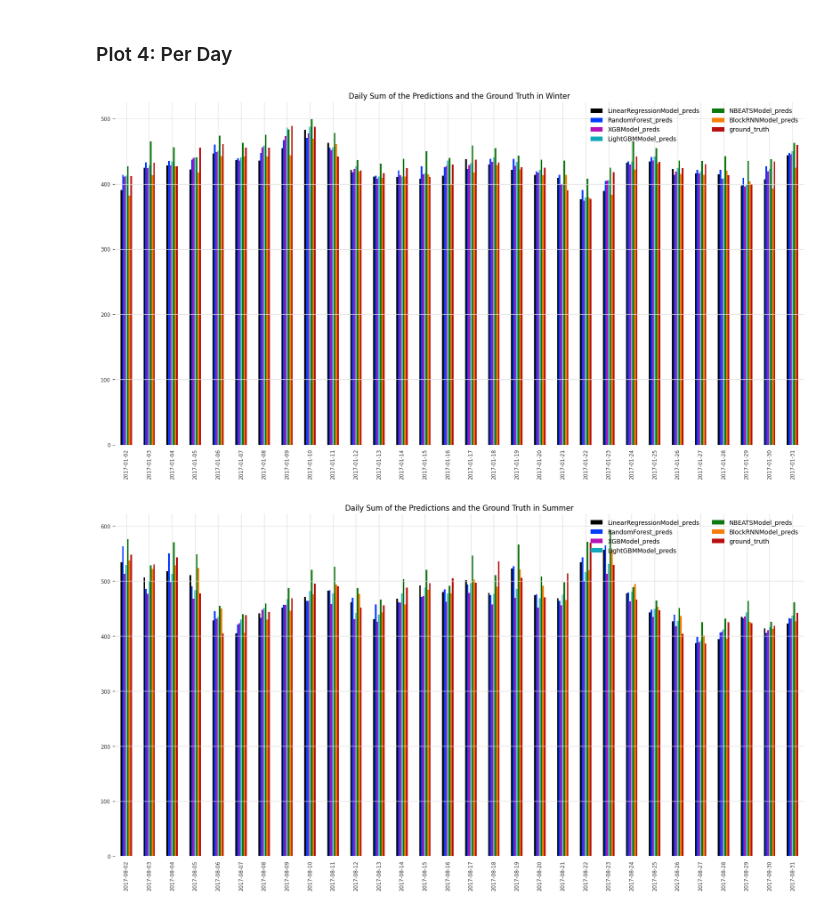
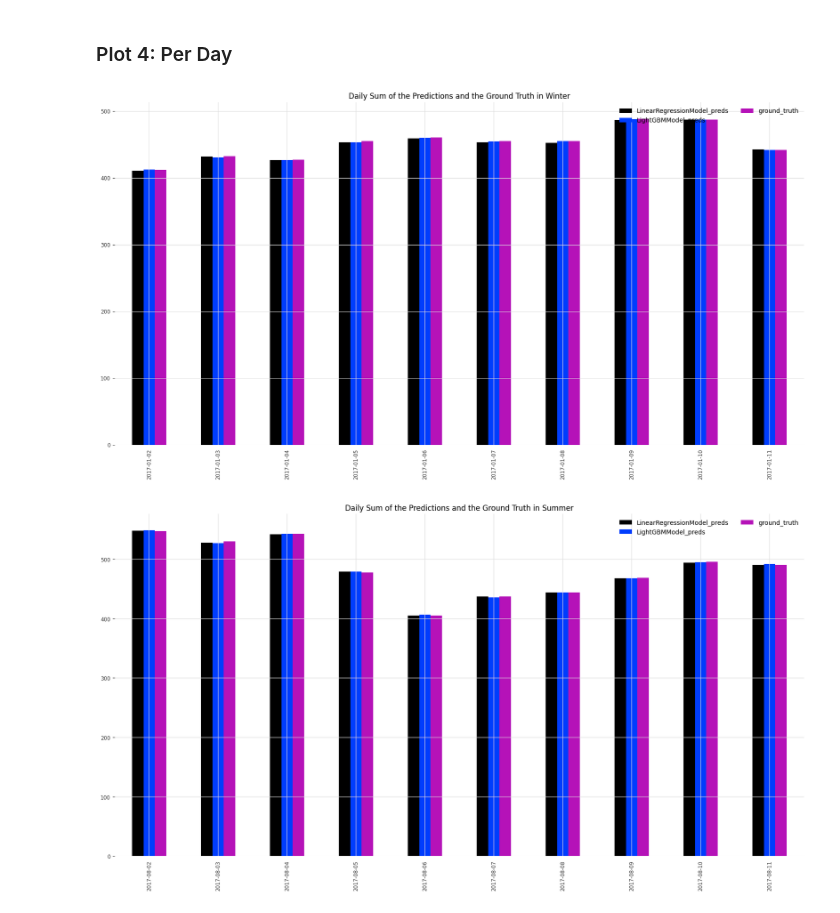
Before and after one commit to tsbyq/WattCast, a Jupyter notebook: bin/forecasting_results.ipynb, the cells around one changed output. Saved outputs shown, nothing was run; the diff lists cells and outputs as text; code cells hidden in the pictures.

```diff
--- a/bin/forecasting_results.ipynb
+++ b/bin/forecasting_results.ipynb
@@ -62,13 +68,13 @@ for file_name in os.listdir(dir_path):
 
 
 config_dataset = {
-    'spatial_scale': '1_county',
-    'temp_resolution': 60,
-    'location': 'New_York',
+    'spatial_scale': '3_village',
+    'temp_resolution': 15,
+    'location': 'village_2',
 }
 
 config_modeldesign = {'boxcox': True,
-                    'horizon_in_hours': 24, # in hours
+                    'horizon_in_hours': 1, # in hours
                     'lookback_in_hours': 24, # in hours
                     'liklihood': None,
                     'weather': True,
@@ -77,8 +83,16 @@ config_modeldesign = {'boxcox': True,
                     }
 
 
+if config_dataset['temp_resolution'] == 60:
+     timestep_encoding = ["hour"]
+elif config_dataset['temp_resolution'] == 15:
+     timestep_encoding = ['quarter']
+else:
+    timestep_encoding = ["hour", "minute"]
+
+
 config_encoders =  {
-                    "cyclic": {"future": ["hour"]},
+                    "cyclic": {"future": timestep_encoding},
                     "position": {"future": ["relative"]},
                     "datetime_attribute": { "future": ["dayofweek", "week"]},
                     }
@@ -102,7 +125,7 @@ timesteps_per_hour = int(60 / config.temp_resolution)
 n_lags = config.lookback_in_hours * timesteps_per_hour
 n_ahead = config.horizon_in_hours * timesteps_per_hour
 list_metrics = [smape, mape, rmse, r2_score, mae] # evaluation metrics
-eval_stride = n_ahead // 6 # prediction stride for evaluation
+eval_stride = int(np.sqrt(n_ahead))
 # Loading Data
 df_train = pd.read_hdf(os.path.join(dir_path, f'{config.spatial_scale}.h5'), key=f'{config.location}/{config.temp_resolution}min/train_target')
 df_val = pd.read_hdf(os.path.join(dir_path, f'{config.spatial_scale}.h5'), key=f'{config.location}/{config.temp_resolution}min/val_target')
@@ -249,12 +274,16 @@ model_instances = [
                     block_rnn_model,
                     ]
 # %%
-models = train_models(model_instances,
+models, run_times = train_models(model_instances,
                         ts_train_piped,
                         ts_train_weather_piped if config.weather else None,
                         )
 
-model_names = [model.__class__.__name__ for model in models]
+
+df_runtimes = pd.DataFrame.from_dict(run_times, orient='index', columns=['runtime']).reset_index()
+wandb.log({"runtimes": wandb.Table(dataframe=df_runtimes)})
+
+model_names = list(run_times.keys())
 models_dict = {model_name: model for model_name, model in zip(model_names, models)}
 # %% [output]
 Training LinearRegressionModel
@@ -406,10 +439,11 @@ for season, (historics_per_model, _, gt) in dict_result_season.items():
     df_smapes_per_season[season] = df_smapes_per_model
     df_nrmse_per_season[season] = df_nrmse_per_model
 # %%
-for season in dict_result_season.keys():
-    fig = df_smapes_per_season[season].plot(figsize=(10,10))
-    plt.xlabel('Horizon')
-    plt.ylabel('MAPE [%]')
-    plt.legend(loc = 'lower right', ncol = 2)
-    plt.title(f"Mean Absolute Percentage Error of the Historical Forecasts in {season}")
-    wandb.log({f"MAPE of the Historical Forecasts in {season}": wandb.Image(fig)})
+if n_ahead > 1:
+    for season in dict_result_season.keys():
+        fig = df_smapes_per_season[season].plot(figsize=(10,10))
+        plt.xlabel('Horizon')
+        plt.ylabel('MAPE [%]')
+        plt.legend(loc = 'lower right', ncol = 2)
+        plt.title(f"Mean Absolute Percentage Error of the Historical Forecasts in {season}")
+        wandb.log({f"MAPE of the Historical Forecasts in {season}": wandb.Image(fig)})
@@ -441,19 +472,19 @@ for season, (historics_per_model, _, gt) in dict_result_season.items():
 # %%
 for season, (_, preds_per_model, gt) in dict_result_season.items():
     dfs_daily_sums = []
     for model_name, preds in preds_per_model.items():
         df_preds = preds.pd_series().to_frame(model_name + "_preds")
         z = df_preds.groupby(df_preds.index.date).sum()
         dfs_daily_sums.append(z)
 
     df_gt = gt.pd_series().to_frame("ground_truth")
     z = df_gt.groupby(df_gt.index.date).sum()
     dfs_daily_sums.append(z)
     df_compare = pd.concat(dfs_daily_sums, axis=1).dropna()
-    fig = df_compare[:30].plot(kind='bar', figsize=(20,10))
+    fig = df_compare[:10].plot(kind='bar', figsize=(20,10))
     plt.legend(loc = 'upper right', ncol = 2)
     plt.title(f"Daily Sum of the Predictions and the Ground Truth in {season}")
     wandb.log({f"Daily Sum of the Predictions and the Ground Truth in {season}": wandb.Image(fig)})
 # %% [output]
-[figure, old version]
+[figure, new version]
-[figure, old version]
+[figure, new version]
```
Also changed, not shown: parts of 8 cells of this notebook, 8 other files.
